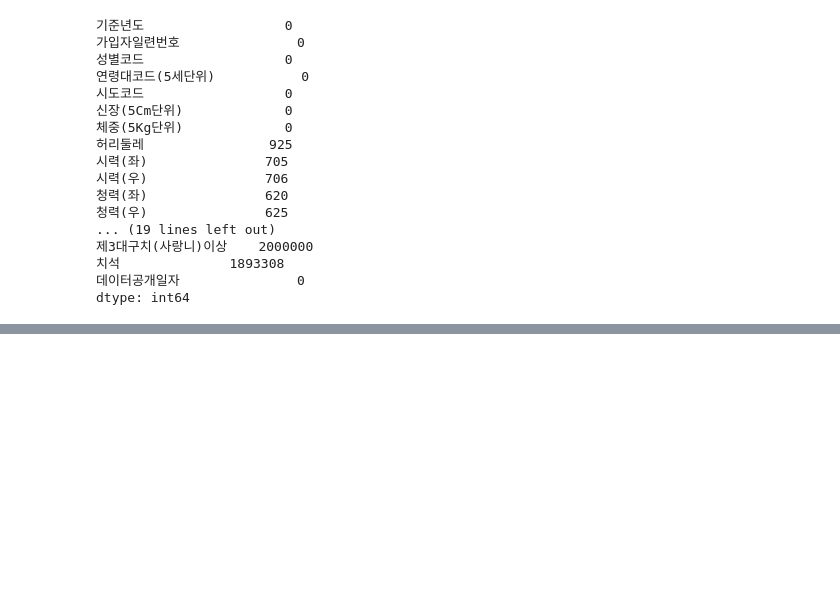
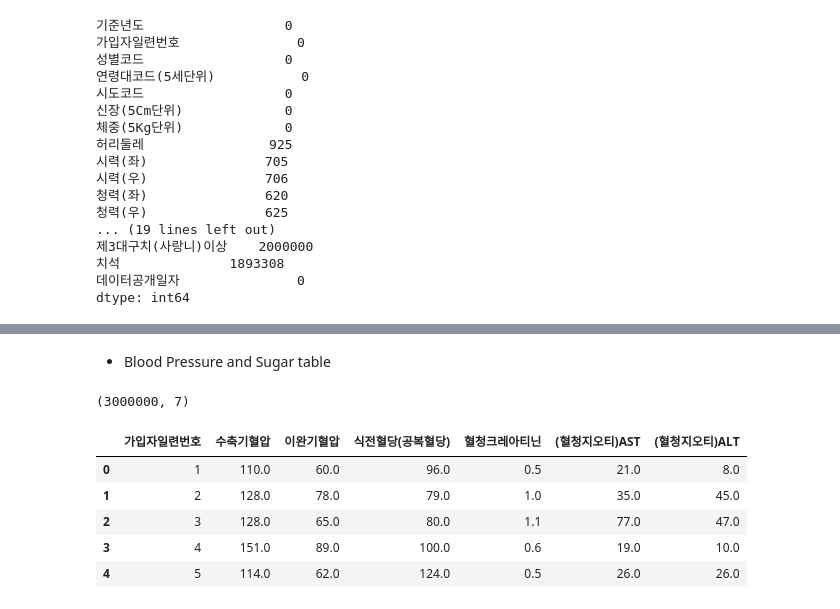
Before and after one commit to Jaesu26/statistical-database-project, a Jupyter notebook: 2022-05-30-StatsDB-Final.ipynb, the cells around one changed output, grey strips where cells are left out. Saved outputs shown, nothing was run; the diff lists cells and outputs as text; code cells hidden in the pictures; blank space fills up the shorter version.

```diff
--- a/2022-05-30-StatsDB-Final.ipynb
+++ b/2022-05-30-StatsDB-Final.ipynb
@@ -174,0 +294,26 @@ df2 = pd.read_csv('./Data/행정구역_시군구별_성별_인구수.csv', encod
+# %% [markdown]
+- Blood Pressure and Sugar table
+# %%
+def get_blood_pressure_sugar_table(df: pd.DataFrame) -> pd.DataFrame:
+    """
+    가입자일련번호, 수축기혈압, 이완기혈압, 식전혈당(공복혈당), 혈청크레아티닌, (혈청지오티)AST, (혈청지오티)ALT 변수로 table 구성
+    """
+    columns = ['수축기혈압', '이완기혈압', '식전혈당(공복혈당)', '혈청크레아티닌', '(혈청지오티)AST', '(혈청지오티)ALT']
+    df_ = df.copy()
+    df_ = df_[['가입자일련번호'] + columns] ## 가입자일련번호는 기본키
+    return df_
+# %%
+blood_pressure_sugar_table = get_blood_pressure_sugar_table(df)
+# %%
+blood_pressure_sugar_table.shape
+# %% [output]
+(3000000, 7)
+# %%
+blood_pressure_sugar_table.head()
+# %% [output]
+|  | 가입자일련번호 | 수축기혈압 | 이완기혈압 | 식전혈당(공복혈당) | 혈청크레아티닌 | (혈청지오티)AST | (혈청지오티)ALT |
+| 0 | 1 | 110.0 | 60.0 | 96.0 | 0.5 | 21.0 | 8.0 |
+| 1 | 2 | 128.0 | 78.0 | 79.0 | 1.0 | 35.0 | 45.0 |
+| 2 | 3 | 128.0 | 65.0 | 80.0 | 1.1 | 77.0 | 47.0 |
+| 3 | 4 | 151.0 | 89.0 | 100.0 | 0.6 | 19.0 | 10.0 |
+| 4 | 5 | 114.0 | 62.0 | 124.0 | 0.5 | 26.0 | 26.0 |
```
Also changed, not shown: parts of 43 cells of this notebook.
